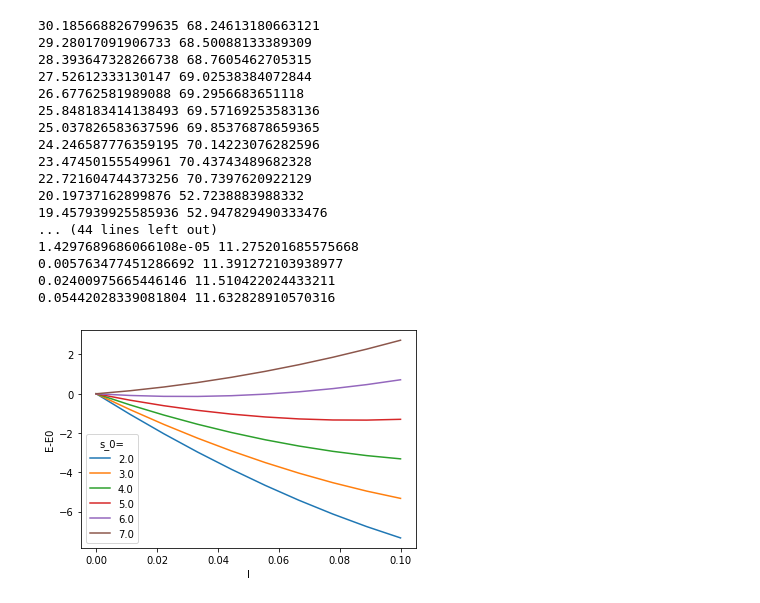
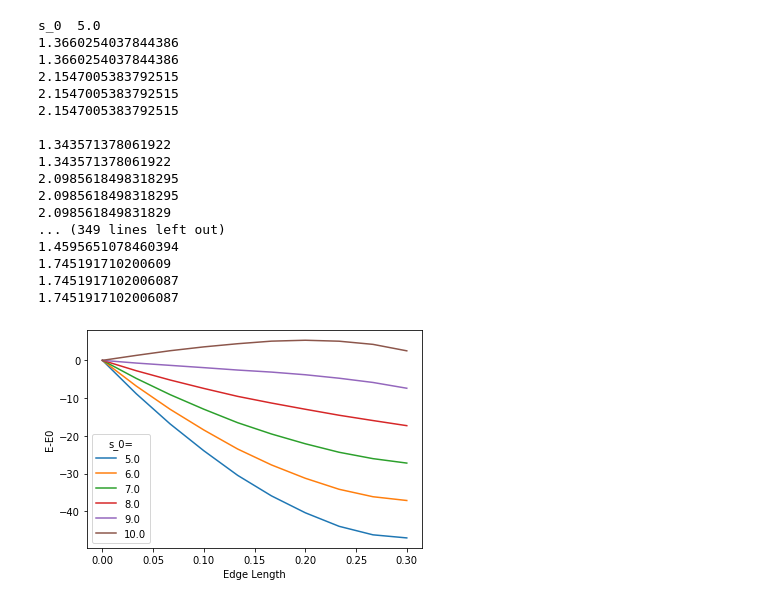
Before and after one commit to shabeeb-ameen/toy-vertex-models, a Jupyter notebook: main.ipynb, the cells around one changed output. Cells and saved outputs as stored; diff of their text form; code cells hidden in the pictures.

```diff
--- a/main.ipynb
+++ b/main.ipynb
@@ -303,46 +320,50 @@ print(d3.volume())
 # %%
+target_volume=c1.v_0
+Polyhedron.k_v=100
+for Polyhedron.s_0 in np.linspace(5,10,6):
+    print("s_0 ", Polyhedron.s_0)
+    a=1
+    b=1
+
+    l=b/6
+    update_all(a,b,l,h)
 
 
-Polyhedron.k_v=1
-for Polyhedron.s_0 in np.linspace(2,7,6):
 
-    h_f=0.1
+    h_vals=np.linspace(0,0.3,10)
     e=[]
-    for h in np.linspace(0,h_f,10):
-        update_all(a,b,h)
-        #print(a,b,h,c1.volume(),d1.volume())
-        #print("A", c1.surface_area(),c2.surface_area(),d1.surface_area(),d2.surface_area(),d3.surface_area())
-        #print(c1.energy(),d3.energy())
-        #print("a,b,h",a,b,h)
-        #print("vol",c1.volume(),d1.volume())
-        #print(c1.volume_energy(),d1.volume_energy(),c1.surface_energy(),d1.surface_energy())
-        print(c1.surface_energy(),d1.surface_energy())
+    for h in h_vals:
+        vol_fit(a,b,l,h,0.0001,target_volume)
+        #print(c1.volume(),c2.volume(),d1.volume(),d2.volume(),d3.volume())
+        area()
+        #volumes()
+        #plotter_3D([eu01,eu12,eu20,ev01,ev12,ev20, euv0,euv1,euv2,ehu0,ehu1,ehu2,ehv0,ehv1,ehv2,ew])
         e.append(c1.energy()+c2.energy()+d1.energy()+d2.energy()+d3.energy())
 
     e_0=np.empty(len(e))
     e_0.fill(e[0])
     e_diff=np.subtract(e,e_0)
-    plt.plot(np.linspace(0,h_f,10),e_diff,label=Polyhedron.s_0)
+    plt.plot(h_vals,e_diff,label=Polyhedron.s_0)
 plt.legend(title="s_0=")
-plt.xlabel("l")
+plt.xlabel("Edge Length")
 plt.ylabel("E-E0")
 plt.show()
 # %% [output]
-30.185668826799635 68.24613180663121
-29.28017091906733 68.50088133389309
-28.393647328266738 68.7605462705315
-27.52612333130147 69.02538384072844
-26.67762581989088 69.2956683651118
-25.848183414138493 69.57169253583136
-25.037826583637596 69.85376878659365
-24.246587776359195 70.14223076282596
-23.47450155549961 70.43743489682328
-22.721604744373256 70.7397620922129
-20.19737162899876 52.7238883988332
-19.457939925585936 52.947829490333476
-... (44 lines left out)
-1.4297689686066108e-05 11.275201685575668
-0.005763477451286692 11.391272103938977
-0.02400975665446146 11.510422024433211
-0.05442028339081804 11.632828910570316
+s_0  5.0
+1.3660254037844386
+1.3660254037844386
+2.1547005383792515
+2.1547005383792515
+2.1547005383792515
+
+1.343571378061922
+1.343571378061922
+2.0985618498318295
+2.0985618498318295
+2.098561849831829
+... (349 lines left out)
+1.4595651078460394
+1.745191710200609
+1.7451917102006087
+1.7451917102006087
-[figure, old version]
+[figure, new version]
```
Also changed, not shown: parts of 9 cells of this notebook, 4 other files.
